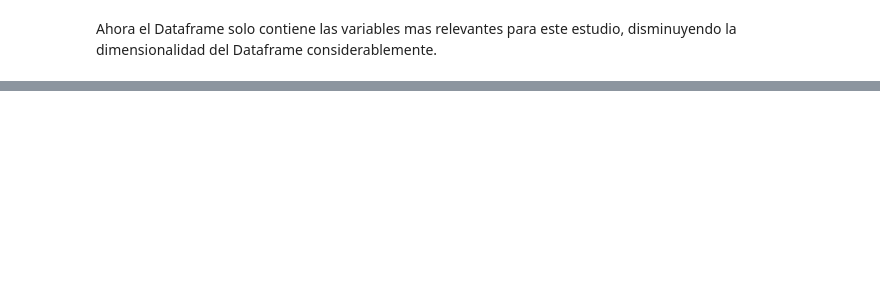
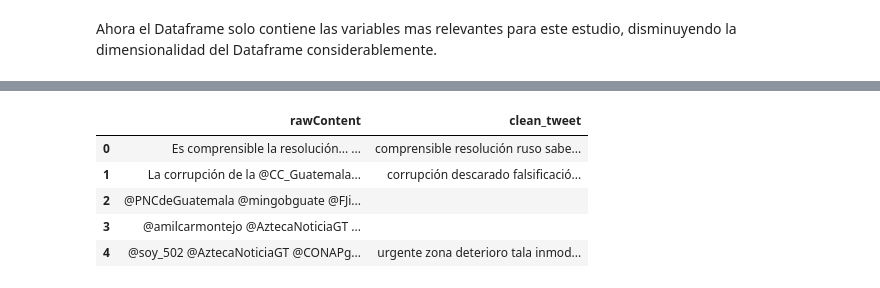
Before and after one commit to JPOrellana/Lab7-DataScience, a Jupyter notebook: Lab7.ipynb, the cells around one changed output, grey strips where cells are left out. Drawn from its saved outputs; the diff is of its cells as text; code cells hidden in the pictures; blank space fills up the shorter version.

```diff
--- a/Lab7.ipynb
+++ b/Lab7.ipynb
@@ -638,0 +723,12 @@ Ahora el Dataframe solo contiene las variables mas relevantes para este estudio,
+# %%
+# Mostrar las primeras filas del dataset después de la limpieza
+pd.set_option('display.max_colwidth', None)
+display(traficogt_df[['rawContent', 'clean_tweet']].head())
+pd.reset_option('display.max_colwidth')
+# %% [output]
+|  | rawContent | clean_tweet |
+| 0 | Es comprensible la resolución... ... | comprensible resolución ruso sabe... |
+| 1 | La corrupción de la @CC_Guatemala... | corrupción descarado falsificació... |
+| 2 | @PNCdeGuatemala @mingobguate @FJi... |  |
+| 3 | @amilcarmontejo @AztecaNoticiaGT ... |  |
+| 4 | @soy_502 @AztecaNoticiaGT @CONAPg... | urgente zona deterioro tala inmod... |
```
Also changed, not shown: parts of 10 cells of this notebook.
